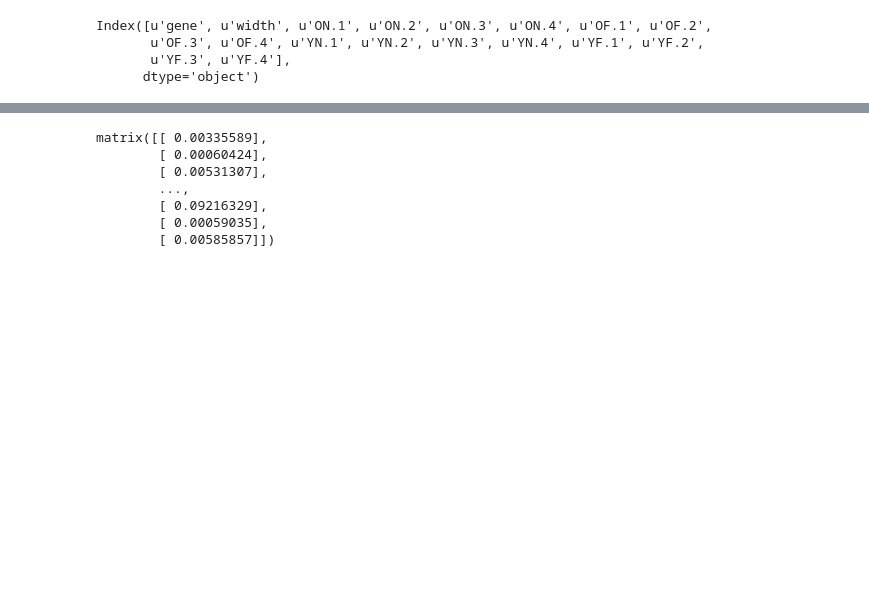
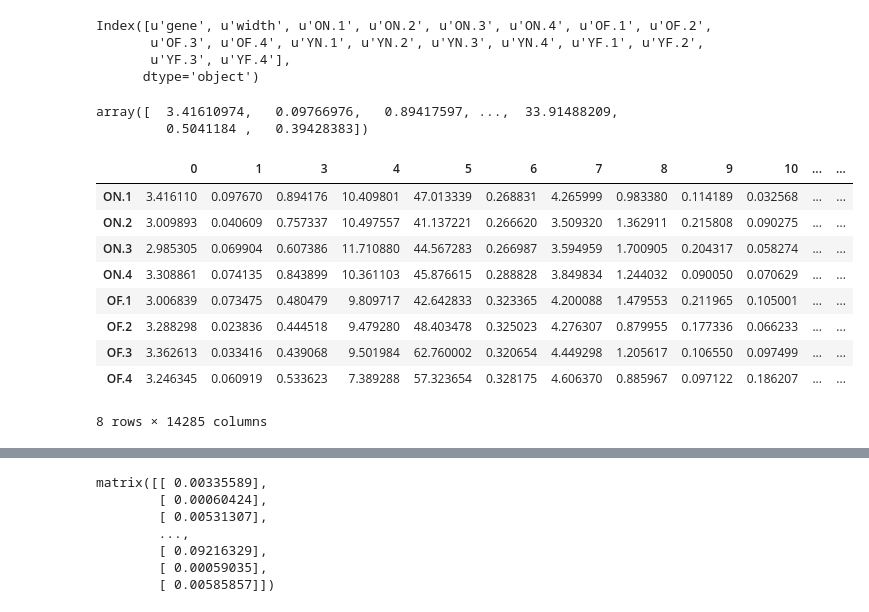
Before and after one commit to tjyacoub/Aging, a Jupyter notebook: notebooks/DIONESUS.12.15.15.ipynb, the cells around one changed output, grey strips where cells are left out. Drawn from its saved outputs; the diff is of its cells as text; code cells hidden in the pictures; blank space fills up the shorter version.

```diff
--- a/notebooks/DIONESUS.12.15.15.ipynb
+++ b/notebooks/DIONESUS.12.15.15.ipynb
@@ -209,6 +212,24 @@ def calc_acc(x_matrix, target_y, n_pcs):
             error2 += abs(int(pred[p]) - target_y[p])
 
     return error1, error2
+# %%
+x_matrix[0]
+# %% [output]
+array([  3.41610974,   0.09766976,   0.89417597, ...,  33.91488209,
+         0.5041184 ,   0.39428383])
+# %%
+df.ix[:,[2,3,4,5,6,7,8,9]].transpose()
+# %% [output]
+|  | 0 | 1 | 3 | 4 | 5 | 6 | 7 | 8 | 9 | 10 | ... | ... |
+| ON.1 | 3.416110 | 0.097670 | 0.894176 | 10.409801 | 47.013339 | 0.268831 | 4.265999 | 0.983380 | 0.114189 | 0.032568 | ... | ... |
+| ON.2 | 3.009893 | 0.040609 | 0.757337 | 10.497557 | 41.137221 | 0.266620 | 3.509320 | 1.362911 | 0.215808 | 0.090275 | ... | ... |
+| ON.3 | 2.985305 | 0.069904 | 0.607386 | 11.710880 | 44.567283 | 0.266987 | 3.594959 | 1.700905 | 0.204317 | 0.058274 | ... | ... |
+| ON.4 | 3.308861 | 0.074135 | 0.843899 | 10.361103 | 45.876615 | 0.288828 | 3.849834 | 1.244032 | 0.090050 | 0.070629 | ... | ... |
+| OF.1 | 3.006839 | 0.073475 | 0.480479 | 9.809717 | 42.642833 | 0.323365 | 4.200088 | 1.479553 | 0.211965 | 0.105001 | ... | ... |
+| OF.2 | 3.288298 | 0.023836 | 0.444518 | 9.479280 | 48.403478 | 0.325023 | 4.276307 | 0.879955 | 0.177336 | 0.066233 | ... | ... |
+| OF.3 | 3.362613 | 0.033416 | 0.439068 | 9.501984 | 62.760002 | 0.320654 | 4.449298 | 1.205617 | 0.106550 | 0.097499 | ... | ... |
+| OF.4 | 3.246345 | 0.060919 | 0.533623 | 7.389288 | 57.323654 | 0.328175 | 4.606370 | 0.885967 | 0.097122 | 0.186207 | ... | ... |
+8 rows × 14285 columns
 # %%
 target_y = np.array([0,0,0,0,1,1,1,1])
 x_matrix = np.array(df.ix[:,[2,3,4,5,6,7,8,9]]).transpose()
```
Also changed, not shown: parts of 19 cells of this notebook, 1 other file.
